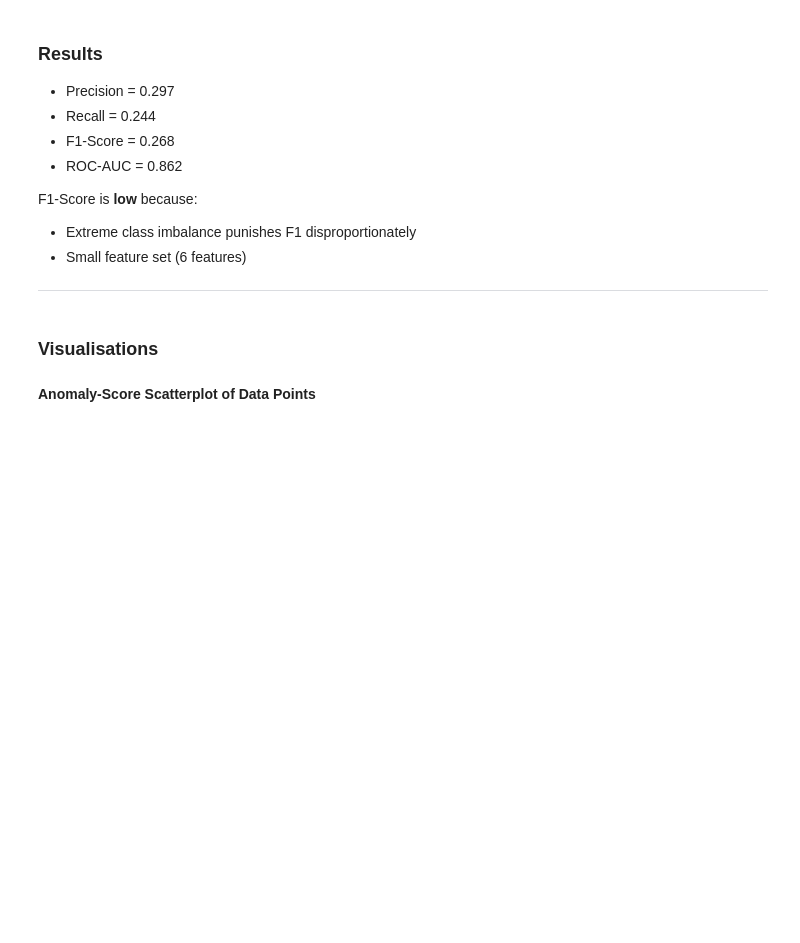
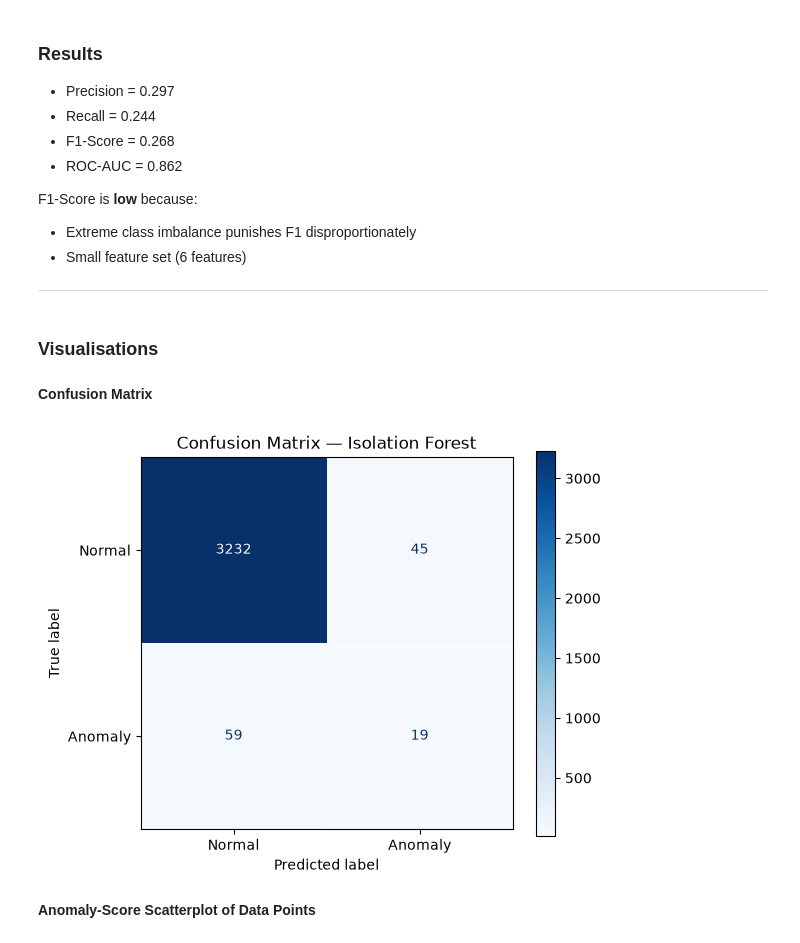
Before and after one commit to devlup-labs/CogniOS, a Jupyter notebook: task.ipynb, the cells around one changed output. Drawn from its saved outputs; the diff is of its cells as text; code cells hidden in the pictures; blank space fills up the shorter version.

Commit message:
Added Confusion Matrix Plot

```diff
--- a/task.ipynb
+++ b/task.ipynb
@@ -151,6 +151,21 @@ F1-Score is **low**  because:
 ____
 # %% [markdown]
 ### Visualisations
+# %% [markdown]
+**Confusion Matrix**
+# %%
+from sklearn.metrics import ConfusionMatrixDisplay, confusion_matrix
+
+
+cm = confusion_matrix(y_test, y_pred, labels=[0, 1])
+
+fig, ax = plt.subplots(figsize=(6, 5))
+disp = ConfusionMatrixDisplay(confusion_matrix=cm, display_labels=['Normal', 'Anomaly'])
+disp.plot(cmap='Blues', ax=ax, values_format='d')
+plt.title("Confusion Matrix — Isolation Forest")
+plt.show()
+# %% [output]
+[figure, added]
 # %% [markdown]
 **Anomaly-Score Scatterplot of Data Points**
 # %%
```
Also changed, not shown: parts of 1 cell of this notebook.
